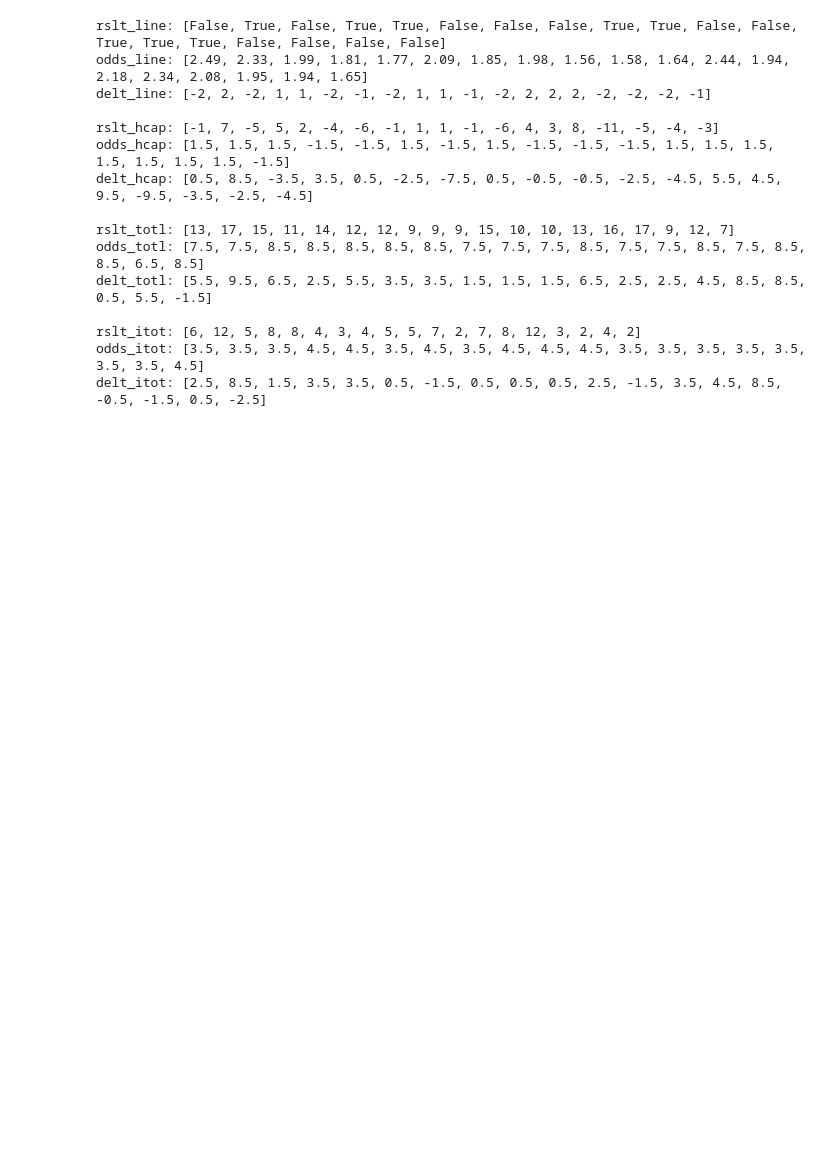
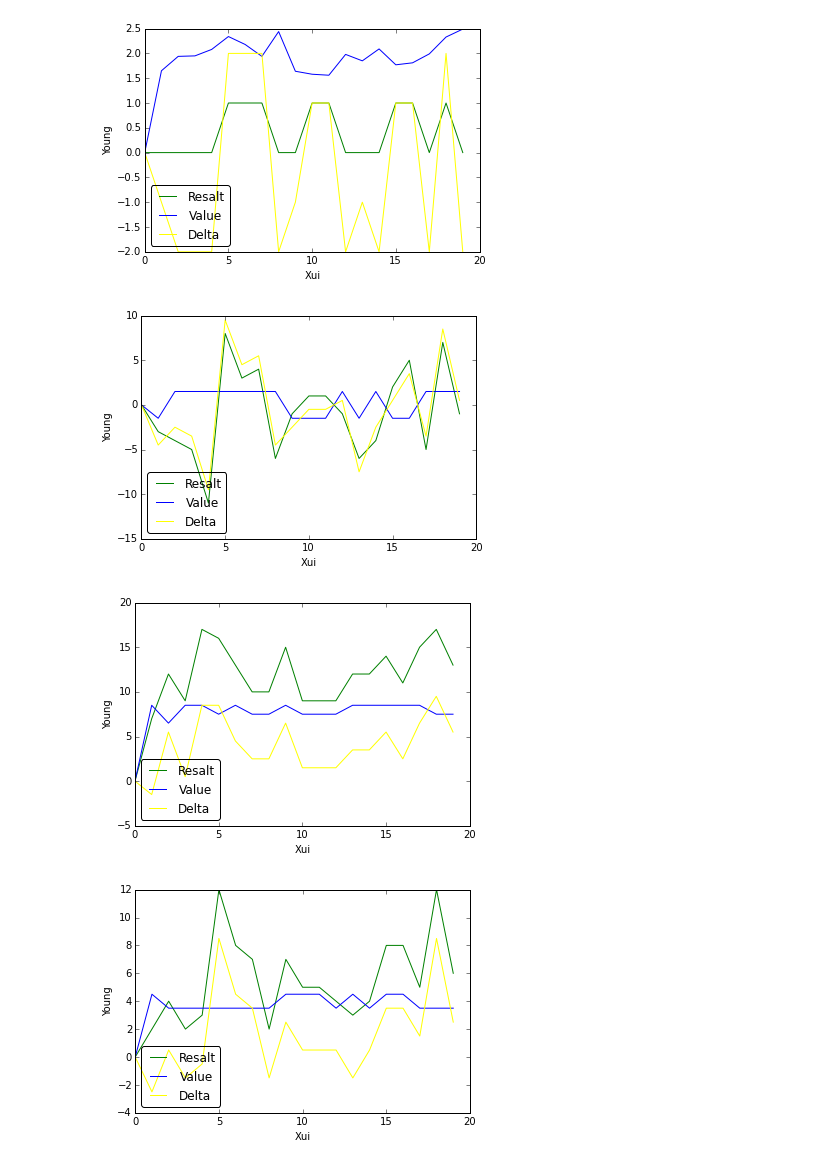
Before and after one commit to khex/pyodds, a Jupyter notebook: getters/by_team.ipynb, the cells around one changed output. Cells and saved outputs as stored; diff of their text form; code cells hidden in the pictures; blank space fills up the shorter version.

Commit message:
0.5.197
Chart for team

```diff
--- a/getters/by_team.ipynb
+++ b/getters/by_team.ipynb
@@ -1,70 +1,57 @@
 # %%
+%matplotlib inline
 from pymongo import MongoClient
+import matplotlib.pyplot as plt
 
 client = MongoClient("mongodb://localhost:27017/")
 db = client["delta_test"]
 
 name = "Detroit Tigers"
 match_list = db.matches.find({'league': 'mlb', 'season': '2015', 'seas_type': 'season',
                               '$or': [{'home.team': name}, {'away.team': name}]})\
-                              .sort([('date.stamp', -1)])
+                              .sort([('date.stamp', 1)])
 
-delt_line, delt_hcap, delt_totl, delt_itot = [], [], [], []
-rslt_line, rslt_hcap, rslt_totl, rslt_itot = [], [], [], []
-odds_line, odds_hcap, odds_totl, odds_itot = [], [], [], []
+arry = [[[0.0], [0.0], [0.0]], [[0.0], [0.0], [0.0]],
+[[0.0], [0.0], [0.0]], [[0.0], [0.0], [0.0]]]
 
 for match in match_list:
 
     """   get delta   """
     # delta = match["home"]["ftot"] if match["home"]["team"] == name else match["away"]["ftot"]
     numb = 0 if match["home"]["team"] == name else 1
     place = 'home' if numb == 0 else 'away'
 
     """   набивает массивы по одному числу   """
-    delt_line.append(match[place]["ftot"]["delta"][0])
-    delt_hcap.append(match[place]["ftot"]["delta"][1])
-    delt_totl.append(match[place]["ftot"]["delta"][2])
-    delt_itot.append(match[place]["ftot"]["delta"][3])
+    arry[0][0].append(float(match[place]["ftot"]["resalt"][0]))
+    arry[1][0].append(float(match[place]["ftot"]["resalt"][1]))
+    arry[2][0].append(float(match[place]["ftot"]["resalt"][2]))
+    arry[3][0].append(float(match[place]["ftot"]["resalt"][3]))
 
-    rslt_line.append(match[place]["ftot"]["resalt"][0])
-    rslt_hcap.append(match[place]["ftot"]["resalt"][1])
-    rslt_totl.append(match[place]["ftot"]["resalt"][2])
-    rslt_itot.append(match[place]["ftot"]["resalt"][3])
+    arry[0][1].append(match["odds"]["line"]["ftot"]["mean"][numb])
+    arry[1][1].append(match["odds"]["hand"]["ftot"]["value"][numb])
+    arry[2][1].append(match["odds"]["totl"]["ftot"]["value"][numb])
+    arry[3][1].append(match["odds"]["itot"]["ftot"]["value"][numb])
 
-    odds_line.append(match["odds"]["line"]["ftot"]["mean"][numb])
-    odds_hcap.append(match["odds"]["hand"]["ftot"]["value"][numb])
-    odds_totl.append(match["odds"]["totl"]["ftot"]["value"][numb])
-    odds_itot.append(match["odds"]["itot"]["ftot"]["value"][numb])
+    arry[0][2].append(float(match[place]["ftot"]["delta"][0]))
+    arry[1][2].append(match[place]["ftot"]["delta"][1])
+    arry[2][2].append(match[place]["ftot"]["delta"][2])
+    arry[3][2].append(match[place]["ftot"]["delta"][3])
 
+for r in arry:
+    plt.figure()
+    plt.xlabel('Xui')
+    plt.ylabel('Young')
+    X = range(len(r[0]))
+    d_X, dY = range(len(r[0])), [0.0] * len(r[0])
 
-print('rslt_line: {}'.format(rslt_line))
-print('odds_line: {}'.format(odds_line))
-print('delt_line: {}\n'.format(delt_line))
+    plt.plot(X, r[0], color='green', label = 'Resalt')
+    plt.plot(X, r[1], color='blue', label = 'Value')
+    # plt.plot(d_X, dY, color='yellow', ls = '--')
+    plt.plot(X, r[2], color='yellow', label = 'Delta')
 
-print('rslt_hcap: {}'.format(rslt_hcap))
-print('odds_hcap: {}'.format(odds_hcap))
-print('delt_hcap: {}\n'.format(delt_hcap))
-
-print('rslt_totl: {}'.format(rslt_totl))
-print('odds_totl: {}'.format(odds_totl))
-print('delt_totl: {}\n'.format(delt_totl))
-
-print('rslt_itot: {}'.format(rslt_itot))
-print('odds_itot: {}'.format(odds_itot))
-print('delt_itot: {}'.format(delt_itot))
+    plt.legend(loc='lower left', fancybox=True)
 # %% [output]
-rslt_line: [False, True, False, True, True, False, False, False, True, True, False, False, True, True, True, False, False, False, False]
-odds_line: [2.49, 2.33, 1.99, 1.81, 1.77, 2.09, 1.85, 1.98, 1.56, 1.58, 1.64, 2.44, 1.94, 2.18, 2.34, 2.08, 1.95, 1.94, 1.65]
-delt_line: [-2, 2, -2, 1, 1, -2, -1, -2, 1, 1, -1, -2, 2, 2, 2, -2, -2, -2, -1]
-
-rslt_hcap: [-1, 7, -5, 5, 2, -4, -6, -1, 1, 1, -1, -6, 4, 3, 8, -11, -5, -4, -3]
-odds_hcap: [1.5, 1.5, 1.5, -1.5, -1.5, 1.5, -1.5, 1.5, -1.5, -1.5, -1.5, 1.5, 1.5, 1.5, 1.5, 1.5, 1.5, 1.5, -1.5]
-delt_hcap: [0.5, 8.5, -3.5, 3.5, 0.5, -2.5, -7.5, 0.5, -0.5, -0.5, -2.5, -4.5, 5.5, 4.5, 9.5, -9.5, -3.5, -2.5, -4.5]
-
-rslt_totl: [13, 17, 15, 11, 14, 12, 12, 9, 9, 9, 15, 10, 10, 13, 16, 17, 9, 12, 7]
-odds_totl: [7.5, 7.5, 8.5, 8.5, 8.5, 8.5, 8.5, 7.5, 7.5, 7.5, 8.5, 7.5, 7.5, 8.5, 7.5, 8.5, 8.5, 6.5, 8.5]
-delt_totl: [5.5, 9.5, 6.5, 2.5, 5.5, 3.5, 3.5, 1.5, 1.5, 1.5, 6.5, 2.5, 2.5, 4.5, 8.5, 8.5, 0.5, 5.5, -1.5]
-
-rslt_itot: [6, 12, 5, 8, 8, 4, 3, 4, 5, 5, 7, 2, 7, 8, 12, 3, 2, 4, 2]
-odds_itot: [3.5, 3.5, 3.5, 4.5, 4.5, 3.5, 4.5, 3.5, 4.5, 4.5, 4.5, 3.5, 3.5, 3.5, 3.5, 3.5, 3.5, 3.5, 4.5]
-delt_itot: [2.5, 8.5, 1.5, 3.5, 3.5, 0.5, -1.5, 0.5, 0.5, 0.5, 2.5, -1.5, 3.5, 4.5, 8.5, -0.5, -1.5, 0.5, -2.5]
+[figure, added]
+[figure, added]
+[figure, added]
+[figure, added]
```
Also changed, not shown: parts of 1 cell of this notebook, 1 other file.
